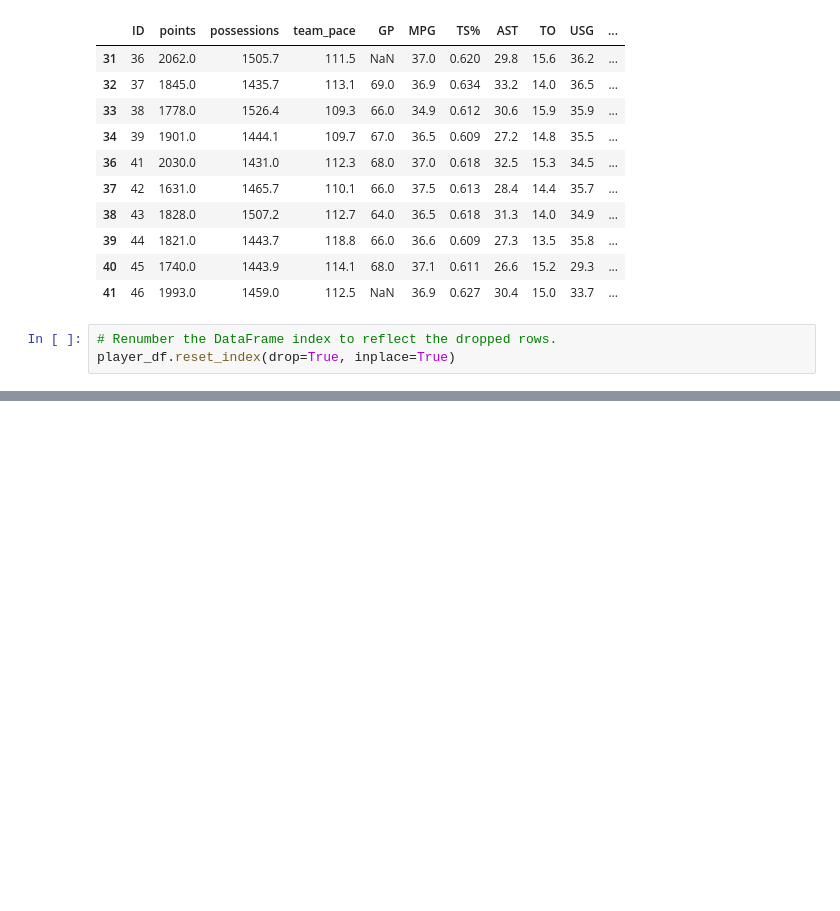
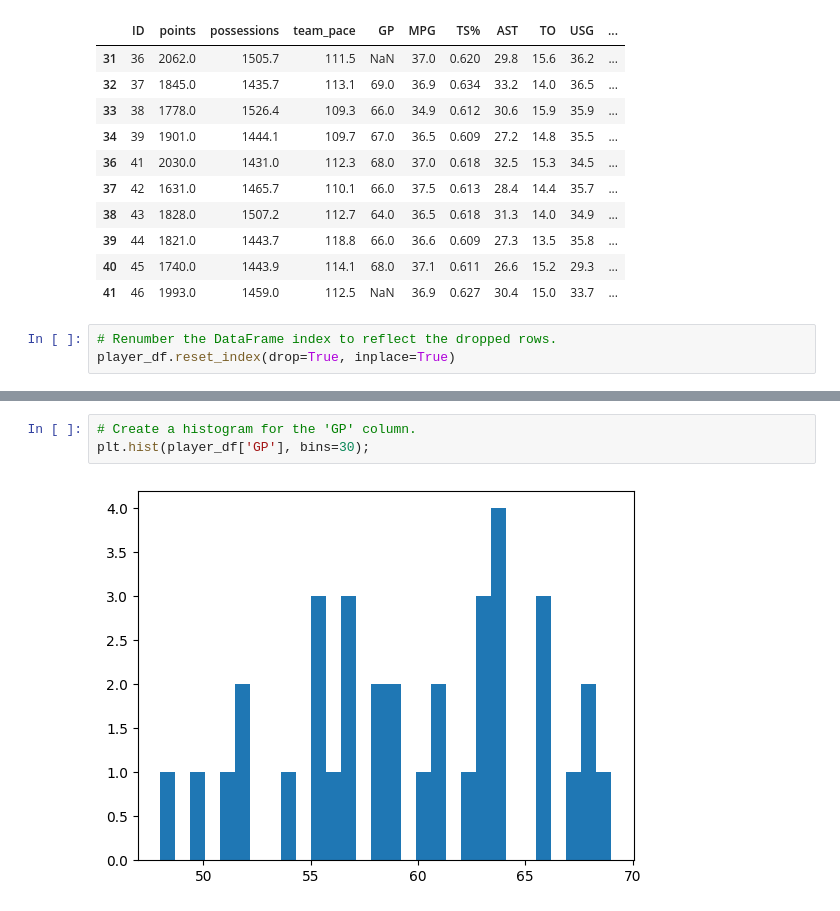
Before and after one commit to kottoization/space-jam-anl, a Jupyter notebook: space-jam-anl.ipynb, the cells around one changed output, grey strips where cells are left out. Drawn from its saved outputs; the diff is of its cells as text; blank space fills up the shorter version.

```diff
--- a/space-jam-anl.ipynb
+++ b/space-jam-anl.ipynb
@@ -242,0 +277,5 @@ player_df.reset_index(drop=True, inplace=True)
+# %%
+# Create a histogram for the 'GP' column.
+plt.hist(player_df['GP'], bins=30);
+# %% [output]
+[figure, added]
```
Also changed, not shown: parts of 5 cells of this notebook.
